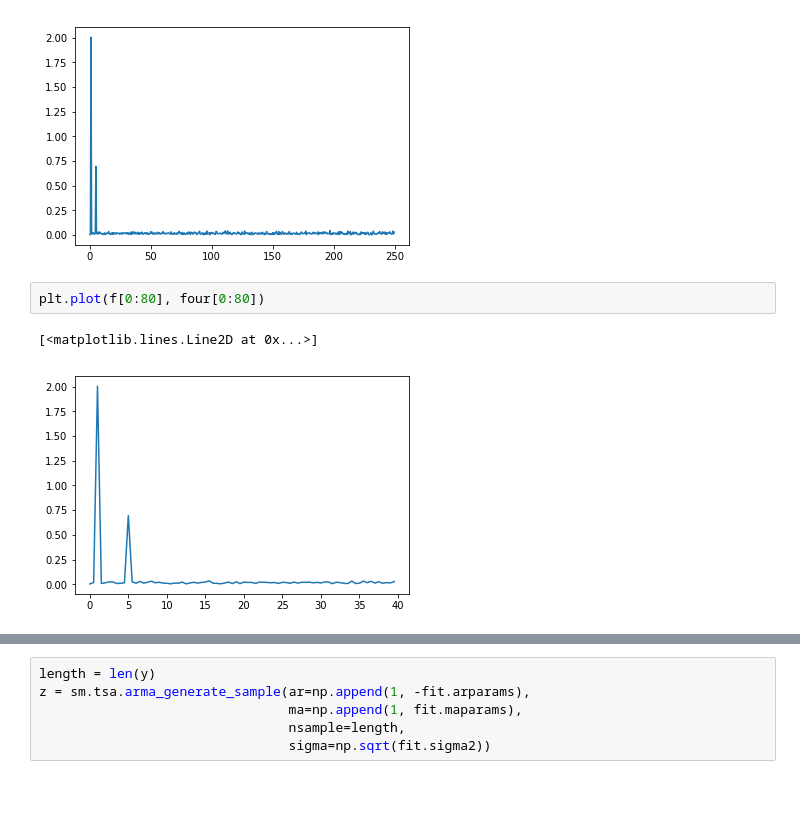
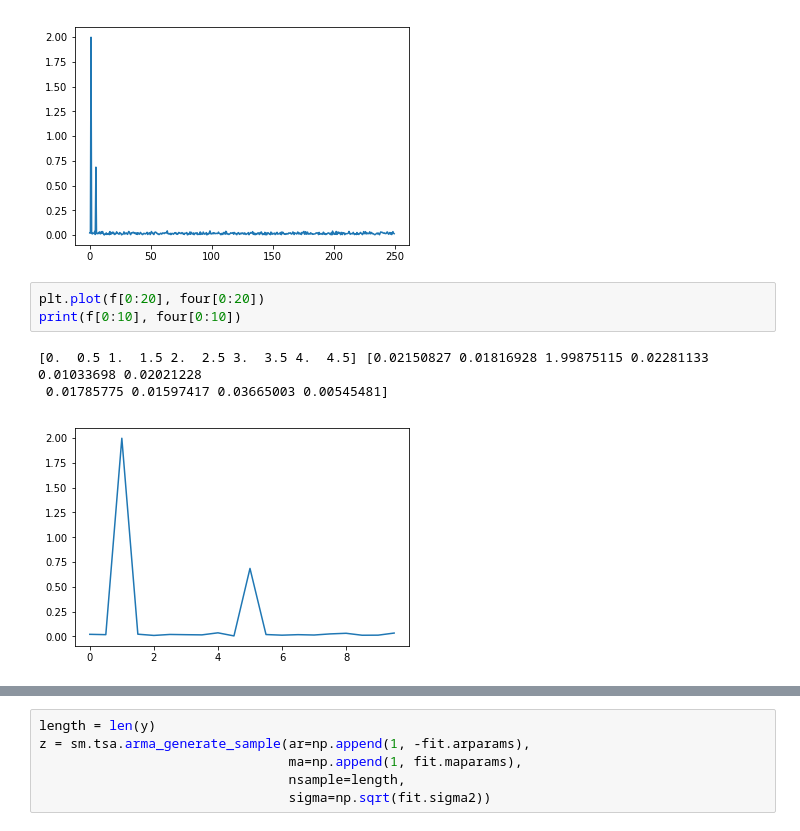
Before and after one commit to FlanFlanagan/Wind_data, a Jupyter notebook: test2.ipynb, the cells around one changed output, grey strips where cells are left out. Saved outputs shown, nothing was run; the diff lists cells and outputs as text; blank space fills up the shorter version.

```diff
--- a/test2.ipynb
+++ b/test2.ipynb
@@ -28,10 +28,12 @@ plt.plot(f, four)
 [<matplotlib.lines.Line2D at 0x...>]
 [figure]
 # %%
-plt.plot(f[0:80], four[0:80])
+plt.plot(f[0:20], four[0:20])
+print(f[0:10], four[0:10])
 # %% [output]
-[<matplotlib.lines.Line2D at 0x...>]
+[0.  0.5 1.  1.5 2.  2.5 3.  3.5 4.  4.5] [0.02150827 0.01816928 1.99875115 0.02281133 0.01033698 0.02021228
+ 0.01785775 0.01597417 0.03665003 0.00545481]
-[figure, old version]
+[figure, new version]
 # %%
 y = S - 2.0*np.sin(2*np.pi*t) - 0.7*np.sin(2*np.pi*5*t)
 plt.plot(y)
```
Also changed, not shown: parts of 10 cells of this notebook, 1 other file.
